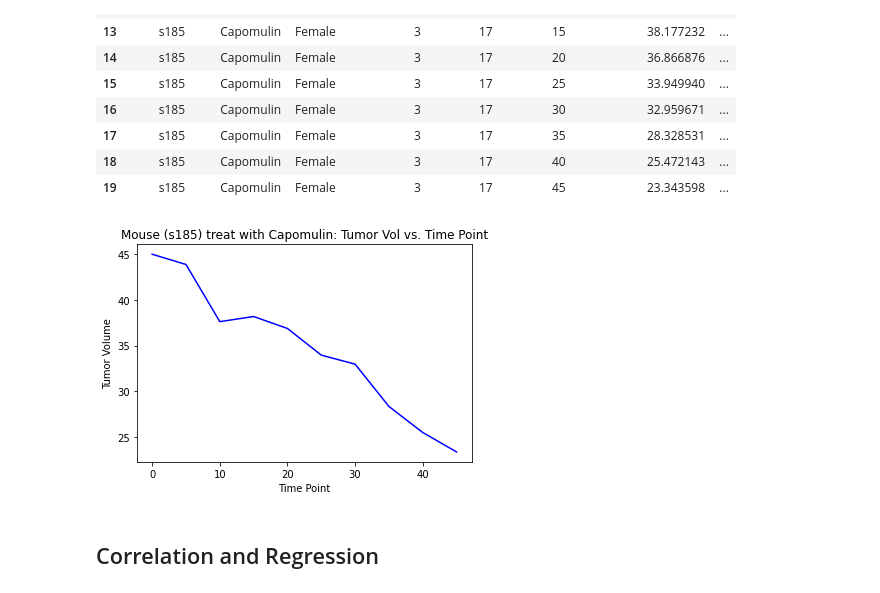
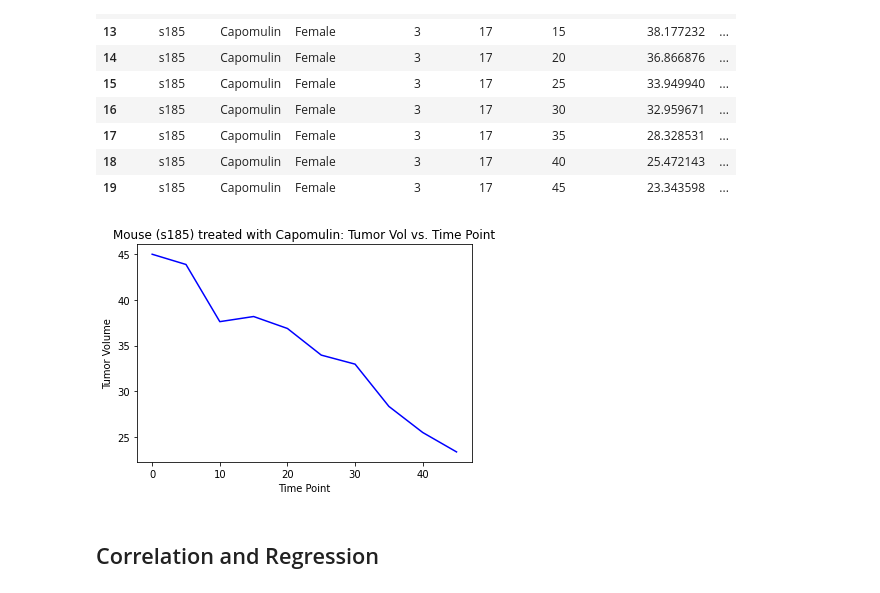
Before and after one commit to NathanJPotter/Matplotlib-challenge-np, a Jupyter notebook: Pymaceuticals/pymaceuticals_starter.ipynb, the cells around one changed output. Cells and saved outputs as stored; diff of their text form; code cells hidden in the pictures.

Commit message:
Updated title again

```diff
--- a/Pymaceuticals/pymaceuticals_starter.ipynb
+++ b/Pymaceuticals/pymaceuticals_starter.ipynb
@@ -412,10 +412,10 @@ mouse_s185_df
 # %%
 # Generate a line plot of tumor volume vs. time point
 mouse_s185_df.plot(kind="line", x="Timepoint", y="Tumor Volume (mm3)", color='b',
-                                                  title="Mouse (s185) treat with Capomulin: Tumor Vol vs. Time Point",
+                                                  title="Mouse (s185) treated with Capomulin: Tumor Vol vs. Time Point",
                                                   legend="", xlabel="Time Point", ylabel="Tumor Volume");
 # %% [output]
-[figure, old version]
+[figure, new version]
 # %%
 # Generate a scatter plot of average tumor volume vs. mouse weight for the Capomulin regimen
 # %% [markdown]
```
